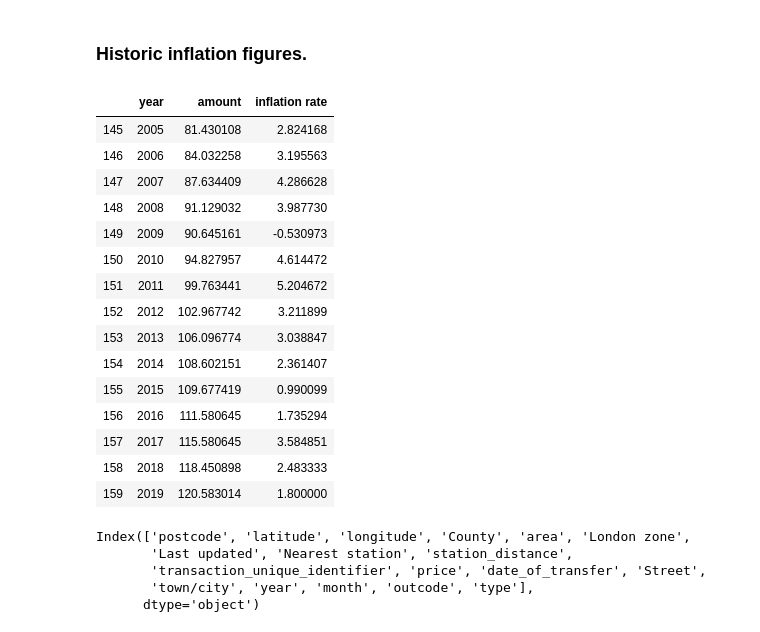
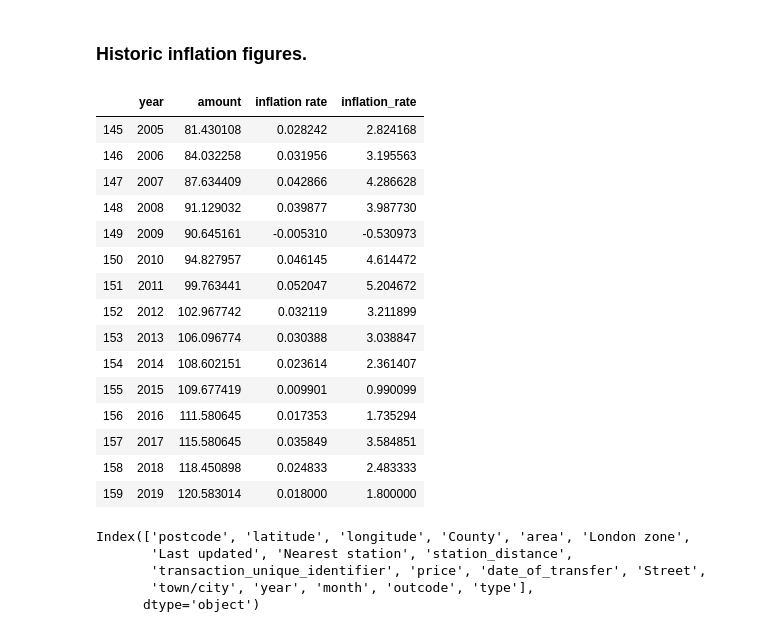
Before and after one commit to khalidhu/property_analysis, a Jupyter notebook: land_registry_data_Redbridge.ipynb, the cells around one changed output. Drawn from its saved outputs; the diff is of its cells as text; code cells hidden in the pictures.

```diff
--- a/land_registry_data_Redbridge.ipynb
+++ b/land_registry_data_Redbridge.ipynb
@@ -185,28 +200,30 @@ data_postcode = data_postcode.rename(index=str, columns=rename_columns)
 # %%
 file_directory = os.path.join(directory, inflation_file + "." + suffix)
 
 data_inflation = pd.read_csv(file_directory)
-data_inflation = data_inflation.rename(index=str, columns={'Year': 'year','Inflation Rate':'inflation_rate'})
-data_inflation['inflation rate'] = data_inflation['inflation rate'].astype(float)
-data_inflation['inflation rate']  = data_inflation['inflation rate'] * 100
+
+#data_inflation = data_inflation.rename({'inflation rate':'inflation_rate'})
+data_inflation.loc[:, 'inflation rate'] = pd.to_numeric(data_inflation['inflation rate'], errors='coerce')
+data_inflation['inflation_rate'] = data_inflation['inflation rate'] * 100
+
 data_inflation.tail(15)
 # %% [output]
-|  | year | amount | inflation rate |
-| 145 | 2005 | 81.430108 | 2.824168 |
-| 146 | 2006 | 84.032258 | 3.195563 |
-| 147 | 2007 | 87.634409 | 4.286628 |
-| 148 | 2008 | 91.129032 | 3.987730 |
-| 149 | 2009 | 90.645161 | -0.530973 |
-| 150 | 2010 | 94.827957 | 4.614472 |
-| 151 | 2011 | 99.763441 | 5.204672 |
-| 152 | 2012 | 102.967742 | 3.211899 |
-| 153 | 2013 | 106.096774 | 3.038847 |
-| 154 | 2014 | 108.602151 | 2.361407 |
-| 155 | 2015 | 109.677419 | 0.990099 |
-| 156 | 2016 | 111.580645 | 1.735294 |
-| 157 | 2017 | 115.580645 | 3.584851 |
-| 158 | 2018 | 118.450898 | 2.483333 |
-| 159 | 2019 | 120.583014 | 1.800000 |
+|  | year | amount | inflation rate | inflation_rate |
+| 145 | 2005 | 81.430108 | 0.028242 | 2.824168 |
+| 146 | 2006 | 84.032258 | 0.031956 | 3.195563 |
+| 147 | 2007 | 87.634409 | 0.042866 | 4.286628 |
+| 148 | 2008 | 91.129032 | 0.039877 | 3.987730 |
+| 149 | 2009 | 90.645161 | -0.005310 | -0.530973 |
+| 150 | 2010 | 94.827957 | 0.046145 | 4.614472 |
+| 151 | 2011 | 99.763441 | 0.052047 | 5.204672 |
+| 152 | 2012 | 102.967742 | 0.032119 | 3.211899 |
+| 153 | 2013 | 106.096774 | 0.030388 | 3.038847 |
+| 154 | 2014 | 108.602151 | 0.023614 | 2.361407 |
+| 155 | 2015 | 109.677419 | 0.009901 | 0.990099 |
+| 156 | 2016 | 111.580645 | 0.017353 | 1.735294 |
+| 157 | 2017 | 115.580645 | 0.035849 | 3.584851 |
+| 158 | 2018 | 118.450898 | 0.024833 | 2.483333 |
+| 159 | 2019 | 120.583014 | 0.018000 | 1.800000 |
 # %%
 data = pd.merge(data_postcode, data, on='postcode', how='inner')
 drop_columns = ['In Use?', 'Easting','Northing','Grid Ref','User Type',\
```
Also changed, not shown: parts of 5 cells of this notebook, 1 other file.
